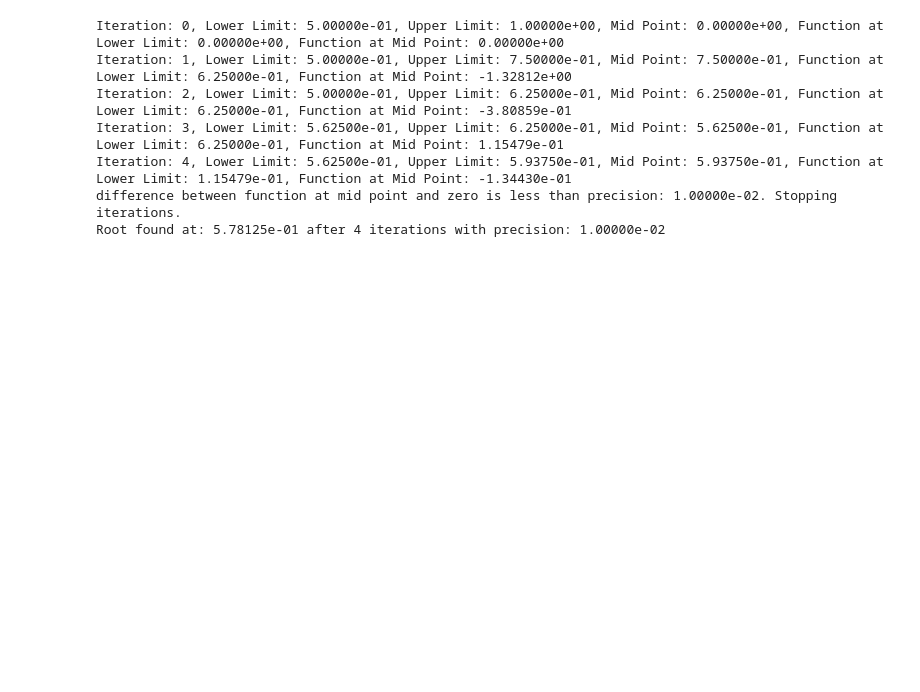
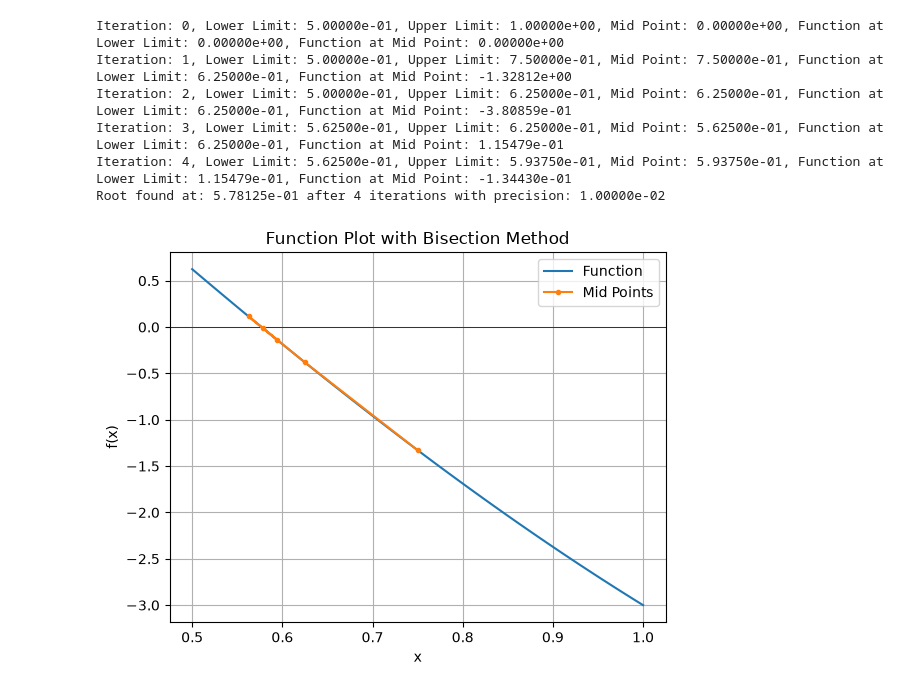
Before and after one commit to maxcbarn/UNI-Numerical-Analysis, a Jupyter notebook: Methods-Zero-Finding.ipynb, the cells around one changed output. Cells and saved outputs as stored; diff of their text form; code cells hidden in the pictures; blank space fills up the shorter version.

Commit message:
Methods Now With Plotting And Better Structure, Also Added Description Of The Methods

```diff
--- a/Methods-Zero-Finding.ipynb
+++ b/Methods-Zero-Finding.ipynb
@@ -5,5 +29,16 @@ import math
 # %%
-def Bisection( maxIterations: int , lowerLimit: float , upperLimit: float , precision: float , function: callable, verbose: bool = False ) -> float:
+def Bisection( maxIterations: int , lowerLimit: float , upperLimit: float , precision: float , function: callable, verbose: bool = False, plotting = False ) -> float:
+    if plotting:
+        midPoints = []
+        x = np.linspace(lowerLimit, upperLimit, 100)
+        y = function(x)
+        plt.plot(x, y, label='Function')
+        plt.axhline(0, color='black', lw=0.5)
+        plt.title('Function Plot with Bisection Method')
+        plt.xlabel('x')
+        plt.ylabel('f(x)')
+
+
     iteration: int = 0
     midPoint: float = 0.0
     functionAplicationLowerLimit: float = 0.0
@@ -14,50 +49,53 @@ def Bisection( maxIterations: int , lowerLimit: float , upperLimit: float , prec
 
     while iteration < maxIterations:
         if abs( upperLimit - lowerLimit ) < precision:
-            if verbose:
-                print(f"Diferrence between upper and lower limit is less than precision: {precision:.5e}. Stopping iterations.")
             break
 
         midPoint = (lowerLimit + upperLimit) / float(2)
         functionAplicationLowerLimit = function(lowerLimit)
         functionAplicationMidPoint = function(midPoint)
 
+        if plotting:
+            midPoints.append(midPoint)
         if abs(functionAplicationMidPoint) < precision:
-            if verbose:
-                print(f"difference between function at mid point and zero is less than precision: {precision:.5e}. Stopping iterations.")
             break
 
         if functionAplicationLowerLimit * functionAplicationMidPoint > 0:
             lowerLimit = midPoint
         else:
             upperLimit = midPoint
 
         iteration += 1
         if verbose:
             print(f"Iteration: {iteration}, Lower Limit: {lowerLimit:.5e}, Upper Limit: {upperLimit:.5e}, Mid Point: {midPoint:.5e}, Function at Lower Limit: {functionAplicationLowerLimit:.5e}, Function at Mid Point: {functionAplicationMidPoint:.5e}")
 
 
     if iteration == maxIterations:
-        if verbose:
-            print(f"Maximum iterations reached: {maxIterations}. The root may not have been found within the desired precision.")
+        print(f"Maximum iterations reached: {maxIterations}. The root may not have been found within the desired precision.")
     midPoint = (lowerLimit + upperLimit) / float(2)
     if verbose:
         print(f"Root found at: {midPoint:.5e} after {iteration} iterations with precision: {precision:.5e}")
+    if plotting:
+        midPointsFx = [function(mid) for mid in midPoints]
+        plt.plot(midPoints, midPointsFx, marker='.', label='Mid Points')
+        plt.legend()
+        plt.grid()
+        plt.show()
     return midPoint
 
 ## Test Function
 
 ## [0.5,1] precision 0.01
 function1: callable = lambda x: x**3 - (9 * x) + 5
 
-root1: float = Bisection(100, 0.5, 1, 0.01, function1, verbose=True)
+root1: float = Bisection(100, 0.5, 1, 0.01, function1, verbose=True, plotting=True)
 # %% [output]
 Iteration: 0, Lower Limit: 5.00000e-01, Upper Limit: 1.00000e+00, Mid Point: 0.00000e+00, Function at Lower Limit: 0.00000e+00, Function at Mid Point: 0.00000e+00
 Iteration: 1, Lower Limit: 5.00000e-01, Upper Limit: 7.50000e-01, Mid Point: 7.50000e-01, Function at Lower Limit: 6.25000e-01, Function at Mid Point: -1.32812e+00
 Iteration: 2, Lower Limit: 5.00000e-01, Upper Limit: 6.25000e-01, Mid Point: 6.25000e-01, Function at Lower Limit: 6.25000e-01, Function at Mid Point: -3.80859e-01
 Iteration: 3, Lower Limit: 5.62500e-01, Upper Limit: 6.25000e-01, Mid Point: 5.62500e-01, Function at Lower Limit: 6.25000e-01, Function at Mid Point: 1.15479e-01
 Iteration: 4, Lower Limit: 5.62500e-01, Upper Limit: 5.93750e-01, Mid Point: 5.93750e-01, Function at Lower Limit: 1.15479e-01, Function at Mid Point: -1.34430e-01
-difference between function at mid point and zero is less than precision: 1.00000e-02. Stopping iterations.
 Root found at: 5.78125e-01 after 4 iterations with precision: 1.00000e-02
+[figure, added]
 # %% [markdown]
 ## False Position
```
Also changed, not shown: parts of 8 cells of this notebook.
